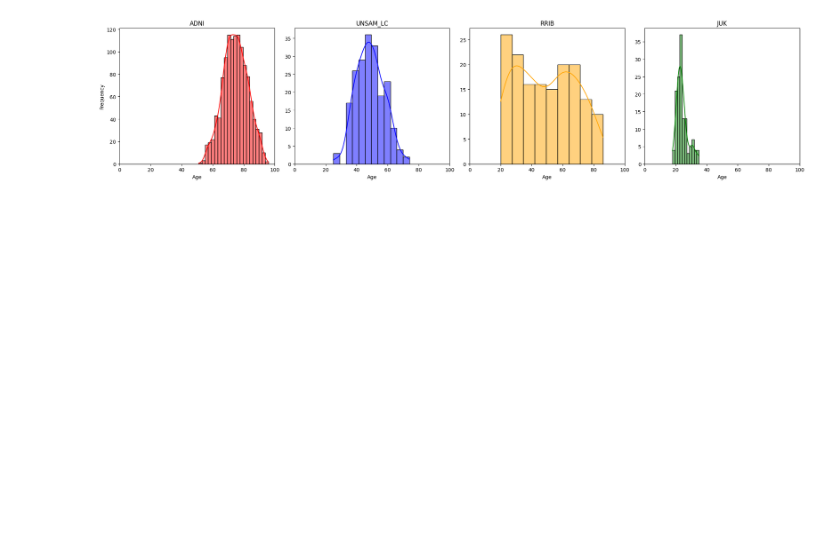
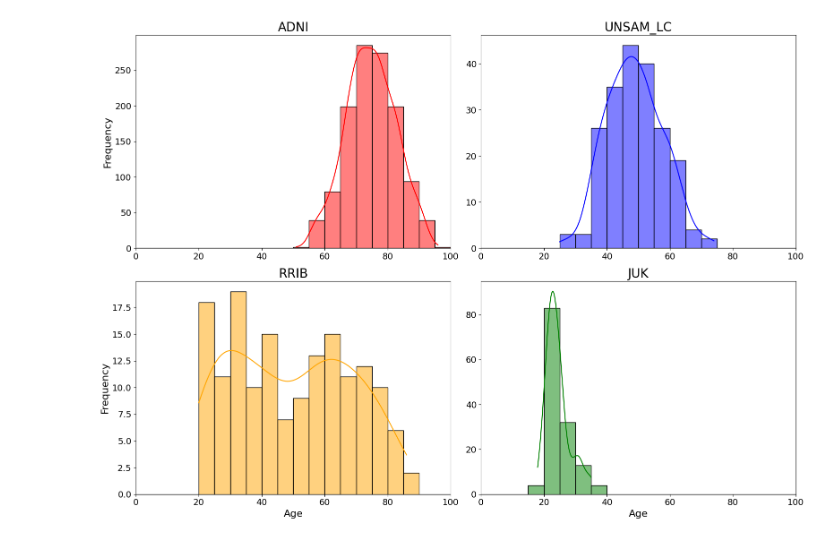
Before and after one commit to mabelzunce/brainage-models-benchmark, a Jupyter notebook: results/demohists.ipynb, the cells around one changed output. Cells and saved outputs as stored; diff of their text form; code cells hidden in the pictures; blank space fills up the shorter version.

Commit message:
update graphs with new BAN and DBN predictions

```diff
--- a/results/demohists.ipynb
+++ b/results/demohists.ipynb
@@ -11,44 +11,47 @@ BAN_JUK=pd.read_csv('./BrainAgeNeXt/BAN_JUK.csv')
 # %%
 import matplotlib.pyplot as plt
 import seaborn as sns
 
-fig, axes = plt.subplots(1, 4, figsize=(20, 5))
+fig, axes = plt.subplots(2, 2, figsize=(16, 12))
+bin_edges = np.arange(0, 101, 5)
 
 # Subplot 1: UNSAM_LC
-sns.histplot(data=BAN_UNSAM, x='Edad', ax=axes[1], color='blue', kde=True)
-axes[1].set_title('UNSAM_LC')
-axes[1].set_xlabel('Age')
-axes[1].set_ylabel('Frequency')
-axes[1].set_xlim(0, 100)
-axes[1].set_ylabel('')
+sns.histplot(data=BAN_UNSAM, x='Edad', ax=axes[0][1], color='blue', kde=True,bins=bin_edges)
+axes[0][1].set_title('UNSAM_LC', fontsize=20)
+axes[0][1].set_xlabel('')
+axes[0][1].set_ylabel('')
+axes[0][1].set_xlim(0, 100)
 
 # Subplot 2: JUK
-sns.histplot(data=BAN_JUK, x='age', ax=axes[3], color='green', kde=True)
-axes[3].set_title('JUK')
-axes[3].set_xlabel('Age')
-axes[3].set_ylabel('Frequency')
-axes[3].set_xlim(0, 100)
-axes[3].set_ylabel('')
+sns.histplot(data=BAN_JUK, x='age', ax=axes[1][1], color='green', kde=True,bins=bin_edges)
+axes[1][1].set_title('JUK', fontsize=20)
+axes[1][1].set_xlabel('Age', fontsize=16)
+axes[1][1].set_ylabel('Frequency', fontsize=16)
+axes[1][1].set_xlim(0, 100)
+axes[1][1].set_ylabel('')
 
 # Subplot 3: RRIB
-sns.histplot(data=BAN_RRIB, x='age', ax=axes[2], color='orange', kde=True)
-axes[2].set_title('RRIB')
-axes[2].set_xlabel('Age')
-axes[2].set_ylabel('Frequency')
-axes[2].set_xlim(0, 100)
-axes[2].set_ylabel('')
+sns.histplot(data=BAN_RRIB, x='age', ax=axes[1][0], color='orange', kde=True,bins=bin_edges)
+axes[1][0].set_title('RRIB', fontsize=20)
+axes[1][0].set_xlabel('Age', fontsize=16)
+axes[1][0].set_ylabel('Frequency', fontsize=16)
+axes[1][0].set_xlim(0, 100)
+
 
 
 # Subplot 4: ADNI
-sns.histplot(data=BAN_ADNI, x='Age', ax=axes[0], color='red', kde=True)
-axes[0].set_title('ADNI')
-axes[0].set_xlabel('Age')
-axes[0].set_ylabel('Frequency')
-axes[0].set_xlim(0, 100)
-axes[0].set_xlabel('Age')
+sns.histplot(data=BAN_ADNI, x='Age', ax=axes[0][0], color='red', kde=True,bins=bin_edges)
+axes[0][0].set_title('ADNI', fontsize=20)
+axes[0][0].set_xlabel('')
+axes[0][0].set_ylabel('Frequency', fontsize=16)
+axes[0][0].set_xlim(0, 100)
+
+for ax_row in axes:
+    for ax in ax_row:
+        ax.tick_params(axis='both', labelsize=14)  # Cambia 16 por el tamaño que prefieras
 
 # Ajustar diseño
 plt.tight_layout(rect=[0, 0, 1, 0.95])  # deja espacio para el título
 plt.show()
 # %% [output]
-[figure, old version]
+[figure, new version]
```
Also changed, not shown: 9 other files.
